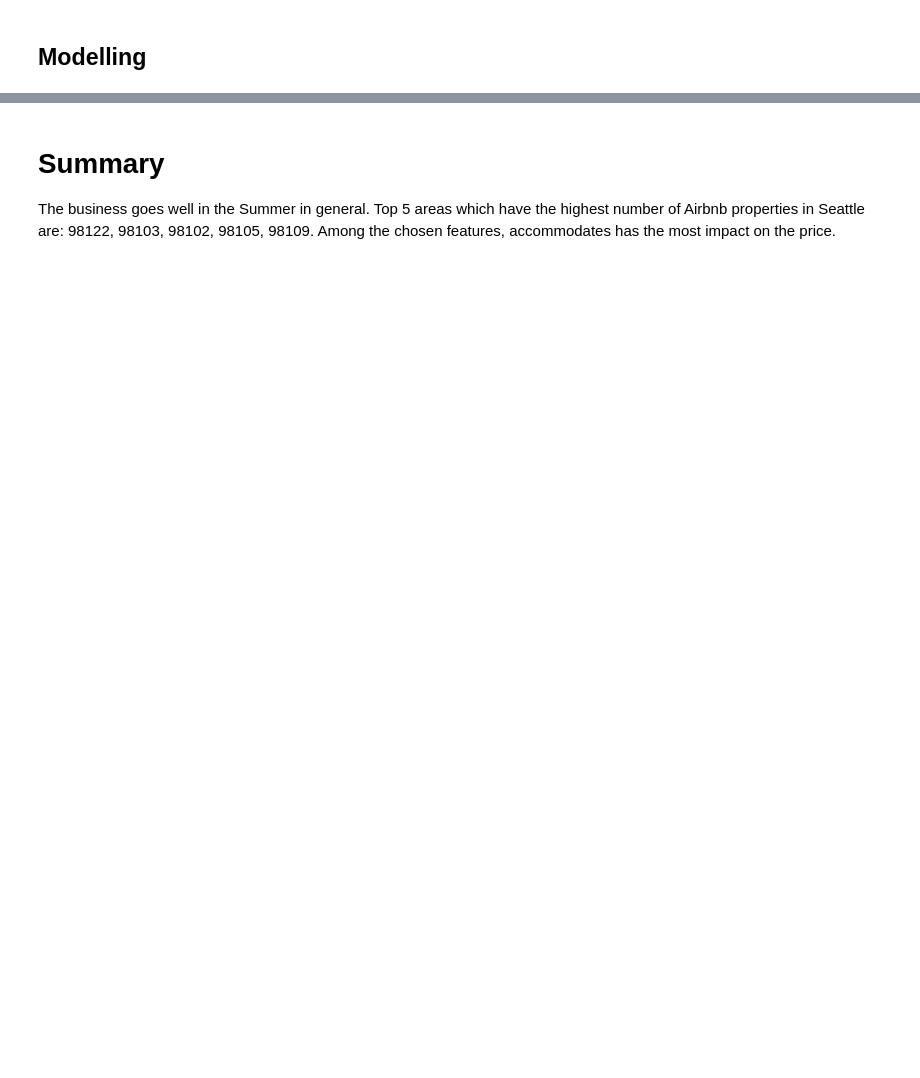
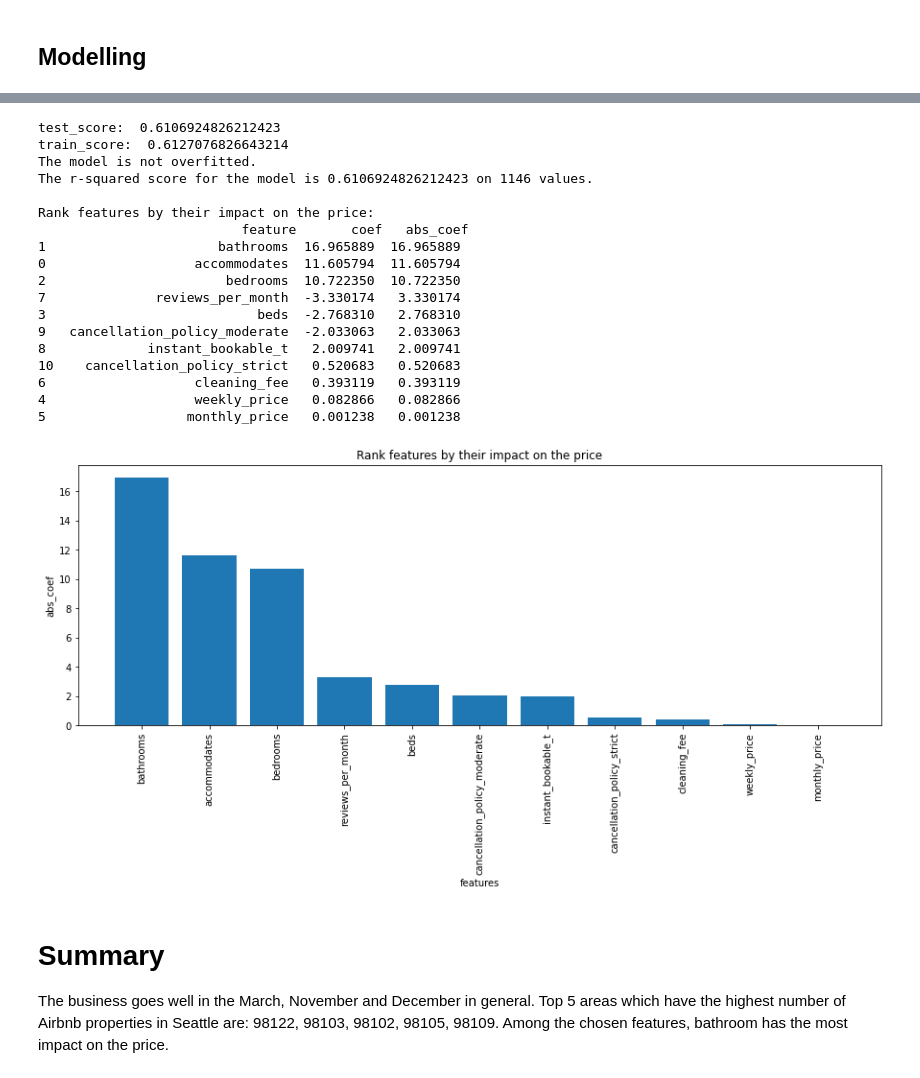
Before and after one commit to yennhi95zz/seattle-airbnb, a Jupyter notebook: udacity-seattle-airbnb-analysis.ipynb, the cells around one changed output, grey strips where cells are left out. Cells and saved outputs as stored; diff of their text form; code cells hidden in the pictures; blank space fills up the shorter version.

Commit message:
Kaggle Notebook | [UDACITY] Seattle Airbnb Analysis | Version 1

```diff
--- a/udacity-seattle-airbnb-analysis.ipynb
+++ b/udacity-seattle-airbnb-analysis.ipynb
@@ -224,0 +340,4 @@ To assure the same train and test split will occure for different users, random_
+# %%
+y = q3['price']
+X = q3.drop(columns = ['price'], inplace=False)
+X.info(verbose=True)
@@ -225,27 +363,55 @@ To assure the same train and test split will occure for different users, random_
 # %%
 X_train, X_test, y_train, y_test = train_test_split(X, y, test_size = 0.3, random_state = 42)
 lm_model = LinearRegression(normalize = True)
 lm_model.fit(X_train, y_train)
 y_test_predict = lm_model.predict(X_test)
 y_train_predict = lm_model.predict(X_train)
 test_score = r2_score(y_test, y_test_predict)
 train_score = r2_score(y_train, y_train_predict)
 
 print('test_score: ',test_score)
 print('train_score: ', train_score)
 if abs(test_score/train_score) > 0.8:
     print('The model is not overfitted.')
 else:
     print('Need to improve the model.')
 print('The r-squared score for the model is {} on {} values.'.format(test_score, len(y_test)),'\n')
 
 
 coef_df = pd.DataFrame()
 coef_df['feature'] = X_train.columns
 coef_df['coef'] = lm_model.coef_
 coef_df['abs_coef'] = np.abs(lm_model.coef_)
-coef_df.sort_values(by=['abs_coef'], ascending=False)
-print('Top 20 featutes which have the most impact on price: \n', coef_df, '\n')
+coef_df = coef_df.sort_values(by=['abs_coef'], ascending=False)
+print('Rank features by their impact on the price: \n', coef_df, '\n')
+
+plt.figure(figsize = (15,5))
+plt.bar(coef_df['feature'], coef_df['abs_coef'])
+plt.xlabel('features')
+plt.xticks(coef_df['feature'], rotation = 90)
+plt.ylabel('abs_coef')
+plt.title('Rank features by their impact on the price')
+plt.show()
+# %% [output]
+test_score:  0.6106924826212423
+train_score:  0.6127076826643214
+The model is not overfitted.
+The r-squared score for the model is 0.6106924826212423 on 1146 values.
+
+Rank features by their impact on the price:
+                          feature       coef   abs_coef
+1                      bathrooms  16.965889  16.965889
+0                   accommodates  11.605794  11.605794
+2                       bedrooms  10.722350  10.722350
+7              reviews_per_month  -3.330174   3.330174
+3                           beds  -2.768310   2.768310
+9   cancellation_policy_moderate  -2.033063   2.033063
+8             instant_bookable_t   2.009741   2.009741
+10    cancellation_policy_strict   0.520683   0.520683
+6                   cleaning_fee   0.393119   0.393119
+4                   weekly_price   0.082866   0.082866
+5                  monthly_price   0.001238   0.001238
+[figure, added]
 # %% [markdown]
 # Summary
-The business goes well in the Summer in general. Top 5 areas which have the highest number of Airbnb properties in Seattle are: 98122, 98103, 98102, 98105, 98109. Among the chosen features, accommodates has the most impact on the price.
+The business goes well in the March, November and December in general. Top 5 areas which have the highest number of Airbnb properties in Seattle are: 98122, 98103, 98102, 98105, 98109. Among the chosen features, bathroom has the most impact on the price.
```
Also changed, not shown: parts of 52 cells of this notebook.
